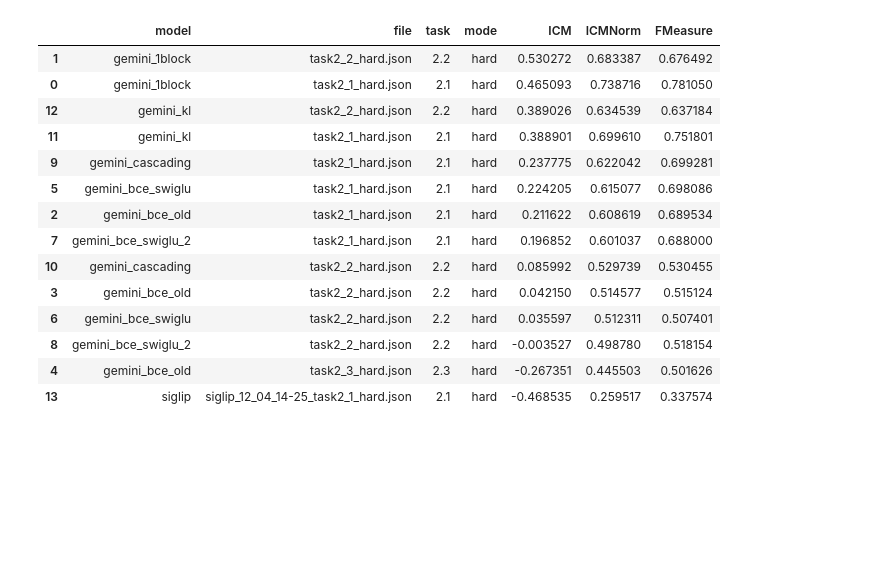
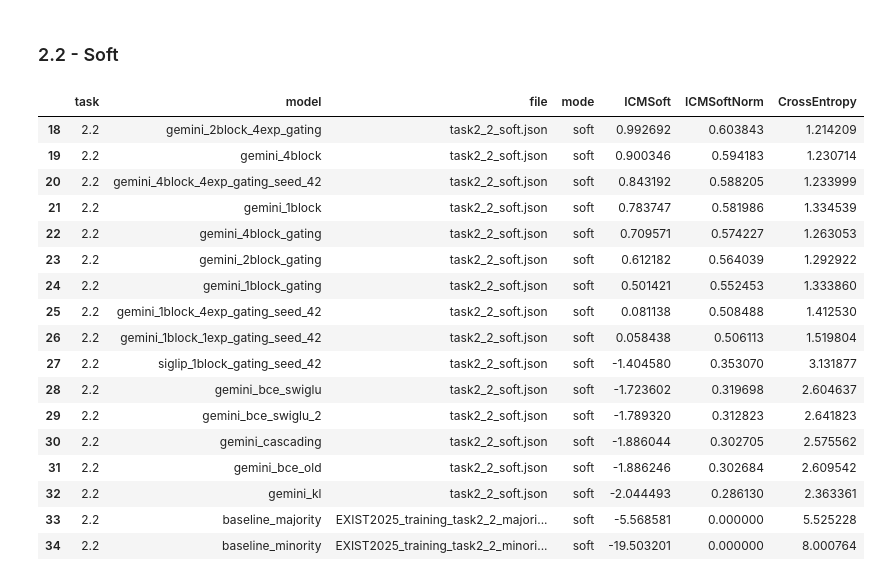
Before and after one commit to NLP-AI-Wizards/EXIST-2026, a Jupyter notebook: results.ipynb, the cells around one changed output. Saved outputs shown, nothing was run; the diff lists cells and outputs as text; code cells hidden in the pictures; blank space fills up the shorter version.

```diff
--- a/results.ipynb
+++ b/results.ipynb
@@ -1,5 +1,12 @@
 # %%
 import pandas as pd
 # %%
-df_soft = pd.read_csv("evaluation_results_soft.csv")
-df_hard = pd.read_csv("evaluation_results_hard.csv")
+df_soft = pd.read_csv("evaluation_results_soft.csv").sort_values(["ICMSoft", "ICMSoftNorm"], ascending=False)
+df_hard = pd.read_csv("evaluation_results_hard.csv").sort_values(["ICM", "ICMNorm"], ascending=False)
+# %%
+task_2_1_soft = df_soft[df_soft["task"] == 2.1]
+task_2_1_hard = df_hard[df_hard["task"] == 2.1]
+task_2_2_soft = df_soft[df_soft["task"] == 2.2]
+task_2_2_hard = df_hard[df_hard["task"] == 2.2]
+task_2_3_soft = df_soft[df_soft["task"] == 2.3]
+task_2_3_hard = df_hard[df_hard["task"] == 2.3]
@@ -27,18 +65,23 @@ df_soft.sort_values(by="ICMSoft", ascending=False)
+# %% [markdown]
+### 2.2 - Soft
 # %%
-df_hard.sort_values(by="ICM", ascending=False)
+task_2_2_soft
 # %% [output]
-|  | model | file | task | mode | ICM | ICMNorm | FMeasure |
-| 1 | gemini_1block | task2_2_hard.json | 2.2 | hard | 0.530272 | 0.683387 | 0.676492 |
-| 0 | gemini_1block | task2_1_hard.json | 2.1 | hard | 0.465093 | 0.738716 | 0.781050 |
-| 12 | gemini_kl | task2_2_hard.json | 2.2 | hard | 0.389026 | 0.634539 | 0.637184 |
-| 11 | gemini_kl | task2_1_hard.json | 2.1 | hard | 0.388901 | 0.699610 | 0.751801 |
-| 9 | gemini_cascading | task2_1_hard.json | 2.1 | hard | 0.237775 | 0.622042 | 0.699281 |
-| 5 | gemini_bce_swiglu | task2_1_hard.json | 2.1 | hard | 0.224205 | 0.615077 | 0.698086 |
-| 2 | gemini_bce_old | task2_1_hard.json | 2.1 | hard | 0.211622 | 0.608619 | 0.689534 |
-| 7 | gemini_bce_swiglu_2 | task2_1_hard.json | 2.1 | hard | 0.196852 | 0.601037 | 0.688000 |
-| 10 | gemini_cascading | task2_2_hard.json | 2.2 | hard | 0.085992 | 0.529739 | 0.530455 |
-| 3 | gemini_bce_old | task2_2_hard.json | 2.2 | hard | 0.042150 | 0.514577 | 0.515124 |
-| 6 | gemini_bce_swiglu | task2_2_hard.json | 2.2 | hard | 0.035597 | 0.512311 | 0.507401 |
-| 8 | gemini_bce_swiglu_2 | task2_2_hard.json | 2.2 | hard | -0.003527 | 0.498780 | 0.518154 |
-| 4 | gemini_bce_old | task2_3_hard.json | 2.3 | hard | -0.267351 | 0.445503 | 0.501626 |
-| 13 | siglip | siglip_12_04_14-25_task2_1_hard.json | 2.1 | hard | -0.468535 | 0.259517 | 0.337574 |
+|  | task | model | file | mode | ICMSoft | ICMSoftNorm | CrossEntropy |
+| 18 | 2.2 | gemini_2block_4exp_gating | task2_2_soft.json | soft | 0.992692 | 0.603843 | 1.214209 |
+| 19 | 2.2 | gemini_4block | task2_2_soft.json | soft | 0.900346 | 0.594183 | 1.230714 |
+| 20 | 2.2 | gemini_4block_4exp_gating_seed_42 | task2_2_soft.json | soft | 0.843192 | 0.588205 | 1.233999 |
+| 21 | 2.2 | gemini_1block | task2_2_soft.json | soft | 0.783747 | 0.581986 | 1.334539 |
+| 22 | 2.2 | gemini_4block_gating | task2_2_soft.json | soft | 0.709571 | 0.574227 | 1.263053 |
+| 23 | 2.2 | gemini_2block_gating | task2_2_soft.json | soft | 0.612182 | 0.564039 | 1.292922 |
+| 24 | 2.2 | gemini_1block_gating | task2_2_soft.json | soft | 0.501421 | 0.552453 | 1.333860 |
+| 25 | 2.2 | gemini_1block_4exp_gating_seed_42 | task2_2_soft.json | soft | 0.081138 | 0.508488 | 1.412530 |
+| 26 | 2.2 | gemini_1block_1exp_gating_seed_42 | task2_2_soft.json | soft | 0.058438 | 0.506113 | 1.519804 |
+| 27 | 2.2 | siglip_1block_gating_seed_42 | task2_2_soft.json | soft | -1.404580 | 0.353070 | 3.131877 |
+| 28 | 2.2 | gemini_bce_swiglu | task2_2_soft.json | soft | -1.723602 | 0.319698 | 2.604637 |
+| 29 | 2.2 | gemini_bce_swiglu_2 | task2_2_soft.json | soft | -1.789320 | 0.312823 | 2.641823 |
+| 30 | 2.2 | gemini_cascading | task2_2_soft.json | soft | -1.886044 | 0.302705 | 2.575562 |
+| 31 | 2.2 | gemini_bce_old | task2_2_soft.json | soft | -1.886246 | 0.302684 | 2.609542 |
+| 32 | 2.2 | gemini_kl | task2_2_soft.json | soft | -2.044493 | 0.286130 | 2.363361 |
+| 33 | 2.2 | baseline_majority | EXIST2025_training_task2_2_majori... | soft | -5.568581 | 0.000000 | 5.525228 |
+| 34 | 2.2 | baseline_minority | EXIST2025_training_task2_2_minori... | soft | -19.503201 | 0.000000 | 8.000764 |
```
Also changed, not shown: parts of 13 cells of this notebook, 52 other files.
